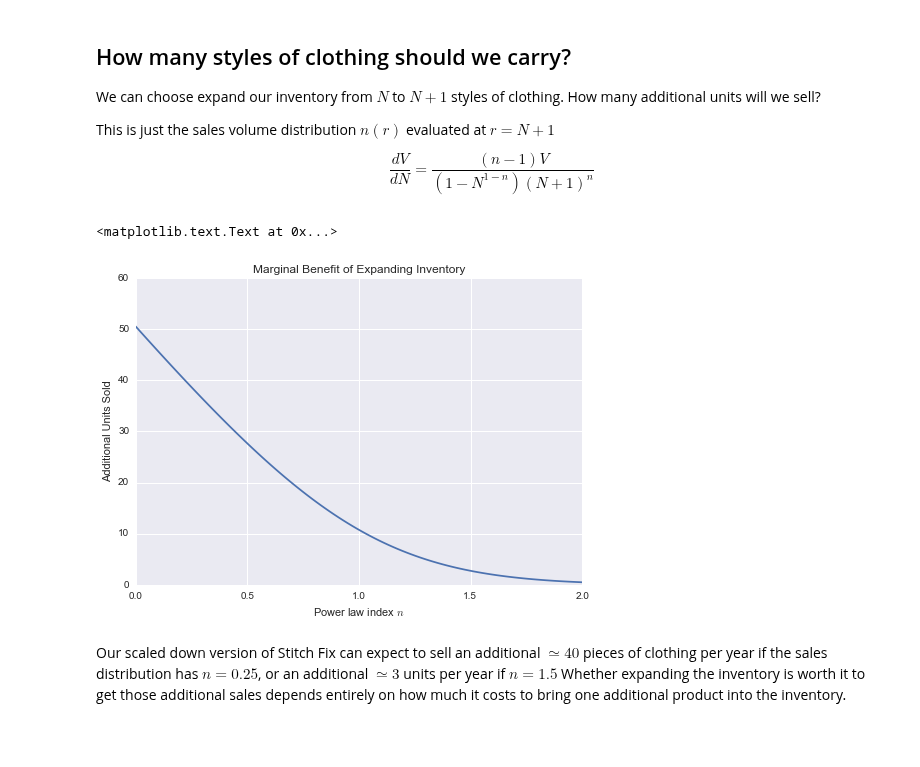
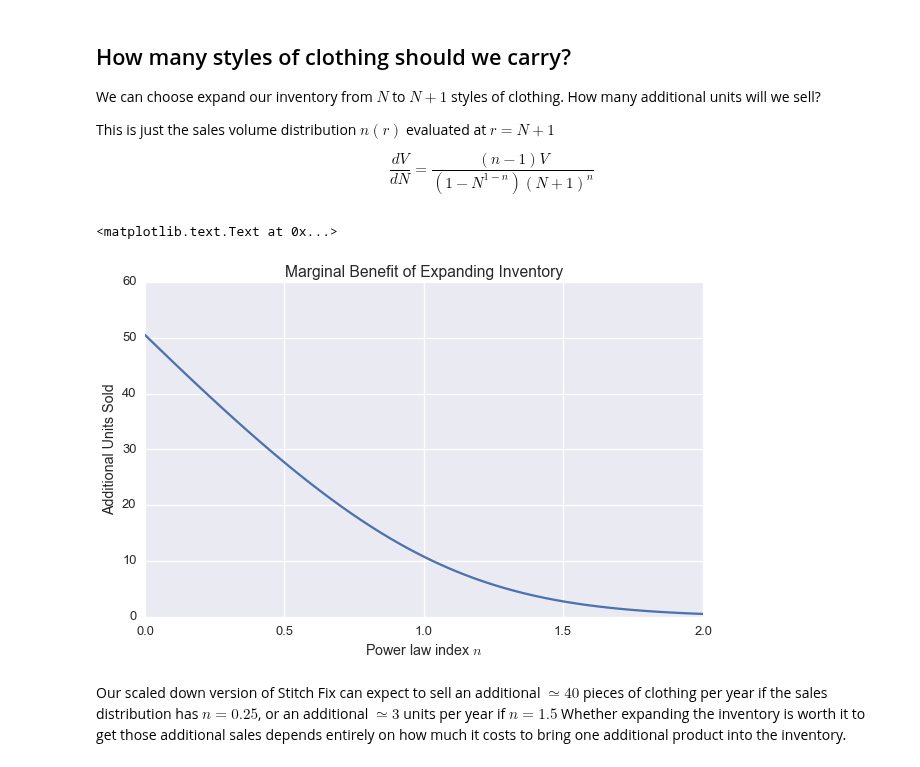
Before and after one commit to stitchfix/Algorithms-Notebooks, a Jupyter notebook: Long-Tails.ipynb, the cells around one changed output. Saved outputs shown, nothing was run; the diff lists cells and outputs as text; code cells hidden in the pictures; blank space fills up the shorter version.

```diff
--- a/Long-Tails.ipynb
+++ b/Long-Tails.ipynb
@@ -43,3 +38,11 @@ import seaborn
+# %%
+import numpy as np
+import matplotlib.pyplot as plt
+import seaborn as sns
+
+%matplotlib inline
+sns.set_context('talk')
+sns.set_style('darkgrid')
 # %%
 inventory = 100.0
 volume = 5000.0
@@ -148,12 +157,14 @@ This is just the sales volume distribution $n(r)$ evaluated at $r=N+1$
 # %%
 marginal_benefit = ((ns-1)*volume)/((1-inventory**(1-ns))*(inventory+1)**ns)
 
-pl.plot(ns, marginal_benefit)
-pl.ylabel('Additional Units Sold')
-pl.xlabel('Power law index $n$')
-pl.title('Marginal Benefit of Expanding Inventory')
+fig, ax = plt.subplots(figsize=(10, 6))
+
+ax.plot(ns, marginal_benefit)
+ax.set_ylabel('Additional Units Sold')
+ax.set_xlabel('Power law index $n$')
+ax.set_title('Marginal Benefit of Expanding Inventory')
 # %% [output]
 <matplotlib.text.Text at 0x...>
-[figure, old version]
+[figure, new version]
 # %% [markdown]
 Our scaled down version of Stitch Fix can expect to sell an additional $\simeq 40$ pieces of clothing per year if the sales distribution has $n=0.25$, or an additional $\simeq 3$ units per year if $n=1.5$  Whether expanding the inventory is worth it to get those additional sales depends entirely on how much it costs to bring one additional product into the inventory.
```
Also changed, not shown: parts of 4 cells of this notebook.
